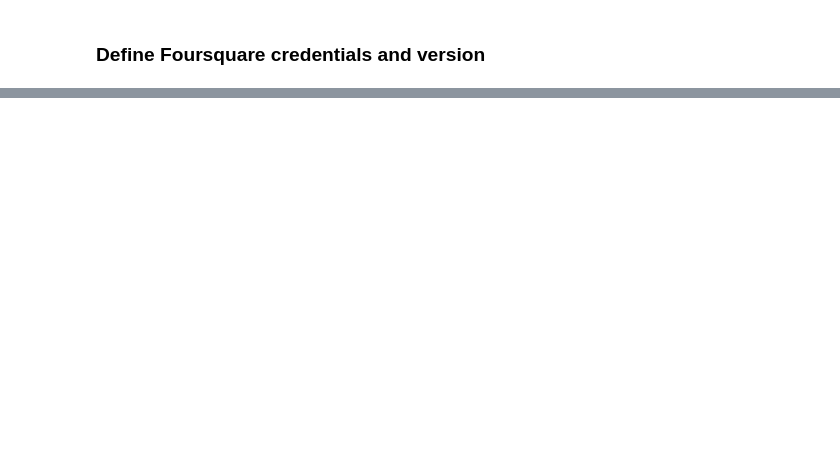
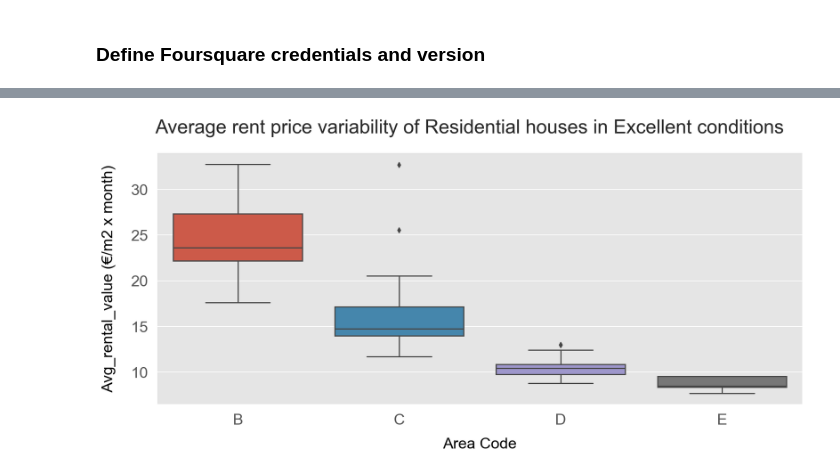
Before and after one commit to pierluigisegatto/Data_Science_Material, a Jupyter notebook: IBM Data Science Professional Certificate/8-ML_Full_Project/Real estate Milan /Real_estate_analysis.ipynb, the cells around one changed output, grey strips where cells are left out. Saved outputs shown, nothing was run; the diff lists cells and outputs as text; code cells hidden in the pictures; blank space fills up the shorter version.

```diff
--- a/IBM Data Science Professional Certificate/8-ML_Full_Project/Real estate Milan /Real_estate_analysis.ipynb
+++ b/IBM Data Science Professional Certificate/8-ML_Full_Project/Real estate Milan /Real_estate_analysis.ipynb
@@ -396,0 +678,4 @@ neighborhoods_venues.head()
+# %%
+my_boxplots(res_ex,'Residential houses','Excellent','rent')
+# %% [output]
+[figure, added]
```
Also changed, not shown: parts of 133 cells of this notebook, 2 other files.
